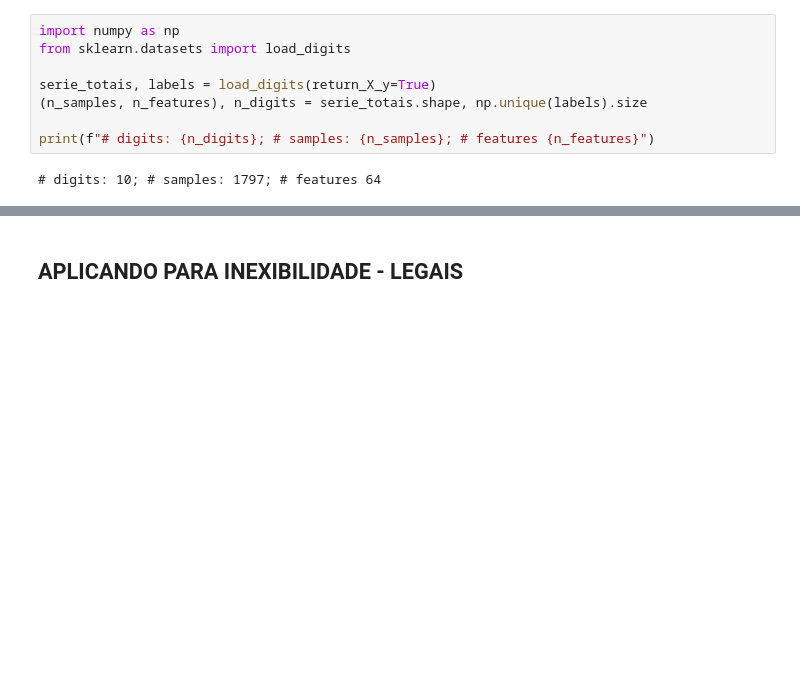
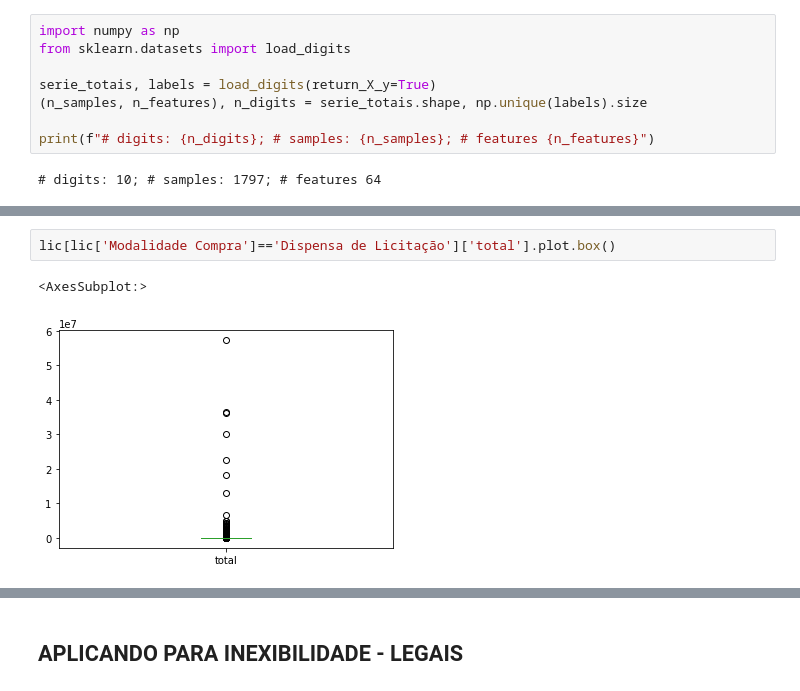
Before and after one commit to ednaelxd/residencia2, a Jupyter notebook: Analises/TAG'AMENTO 02 - Testes com clusterização.ipynb, the cells around one changed output, grey strips where cells are left out. Saved outputs shown, nothing was run; the diff lists cells and outputs as text; blank space fills up the shorter version.

```diff
--- a/Analises/TAG'AMENTO 02 - Testes com clusterização.ipynb
+++ b/Analises/TAG'AMENTO 02 - Testes com clusterização.ipynb
@@ -360,0 +355,5 @@ ________________________________________________________________________________
+# %%
+lic[lic['Modalidade Compra']=='Dispensa de Licitação']['total'].plot.box()
+# %% [output]
+<AxesSubplot:>
+[figure, added]
```
Also changed, not shown: parts of 48 cells of this notebook.
